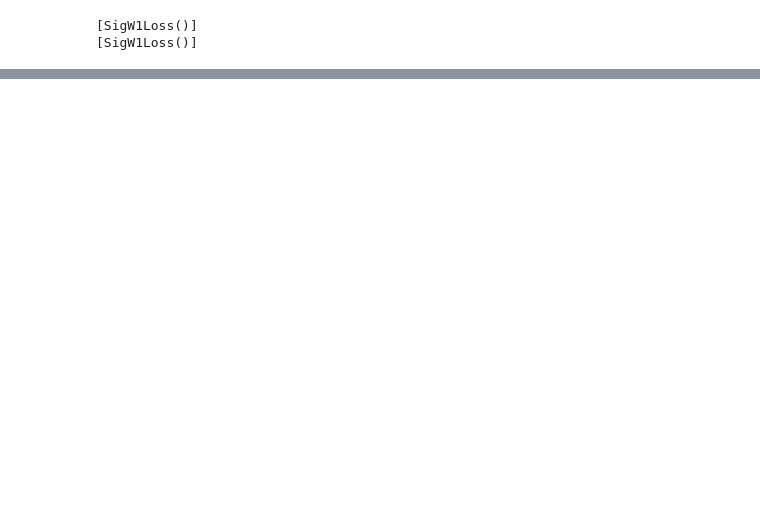
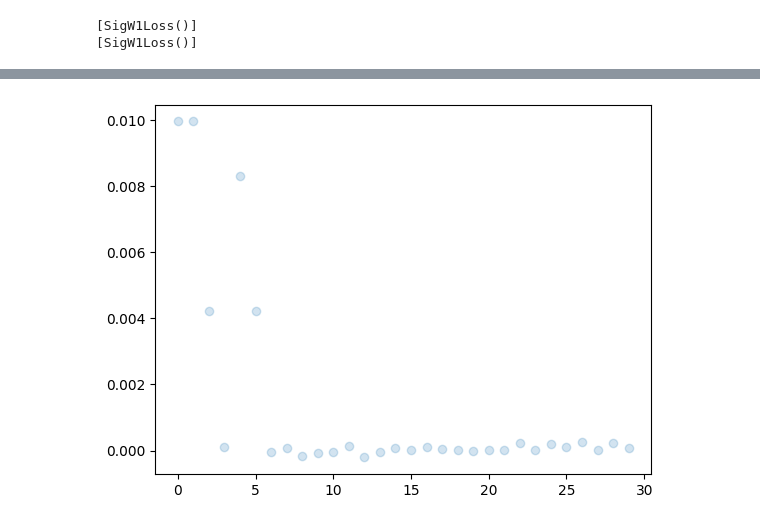
Before and after one commit to levi0206/Signature-GAN, a Jupyter notebook: sigwgan.ipynb, the cells around one changed output, grey strips where cells are left out. Drawn from its saved outputs; the diff is of its cells as text; code cells hidden in the pictures; blank space fills up the shorter version.

```diff
--- a/sigwgan.ipynb
+++ b/sigwgan.ipynb
@@ -84,8 +83,9 @@ G output dim: 1
 from lib.model.base import Base
 from copy import deepcopy
 
-class SigWGAN(nn.Module): # lib\trainers\sig_wgan.py
-    def __init__(self, D, G, lr_generator, lr_discriminator, epoch, batch_size, depth, x_real_rolled, augmentations, normalise_sig: bool = True, mask_rate=0.01,
+class SigWGAN(nn.Module):
+    def __init__(self, D, G, lr_generator, lr_discriminator, epoch, batch_size, depth, x_real_rolled, augmentations,
+                 test_metrics_train, test_metrics_test, normalise_sig: bool = True, mask_rate=0.01,
                  **kwargs):
         super(SigWGAN, self).__init__()
         self.sig_w1_metric = SigW1Metric(depth=depth, x_real=x_real_rolled, augmentations=augmentations,
@@ -99,6 +99,8 @@ class SigWGAN(nn.Module): # lib\trainers\sig_wgan.py
         self.batch_size = batch_size
         self.depth = depth
         self.augmentations = augmentations
+        self.test_metrics_train = test_metrics_train
+        self.test_metrics_test = test_metrics_test
 
         self.G_optimizer = torch.optim.Adam(self.G.parameters(), lr=self.lr_generator)
         self.D_optimizer = torch.optim.Adam(self.D.parameters(), lr=self.lr_discriminator, betas=(0, 0.9))
@@ -113,7 +115,7 @@ class SigWGAN(nn.Module): # lib\trainers\sig_wgan.py
         for j in pbar:
             self.G_optimizer.zero_grad()
             x_fake = self.G(
-                batch_size=self.batch_size, n_lags=self.sig_w1_metric.window_size, device=device
+                batch_size=self.batch_size, window_size=self.sig_w1_metric.window_size, device=device
             )
             loss = self.sig_w1_metric(x_fake)  # E[S(x_real)] - E[S(X_fake)]
             loss.backward()
@@ -169,12 +176,10 @@ print(test_metrics_test)
 [SigW1Loss()]
 [SigW1Loss()]
 # %%
-SigWGAN = get_sigwgan_experiment_dir(G,
-                         x_real_rolled=x_real_rolled,
-                         test_metrics_train=test_metrics_train,
-                         test_metrics_test=test_metrics_test,
-                         **sigwgan_config
-)
+SigWGAN = SigWGAN(D,G,x_real_rolled=x_real_rolled,
+                  test_metrics_train=test_metrics_train,
+                  test_metrics_test=test_metrics_test,
+                  **sigwgan_config)
 
 SigWGAN.fit(device=sigwgan_config['device'])
 # %%
@@ -189,0 +211,5 @@ plt.close()
+# %%
+plot_signature(SigWGAN.sig_w1_metric.expected_signature_mu)
+# plt.savefig(os.path.join(experiment_dir, 'sig_real.png'))
+# %% [output]
+[figure, added]
```
Also changed, not shown: parts of 8 cells of this notebook.
